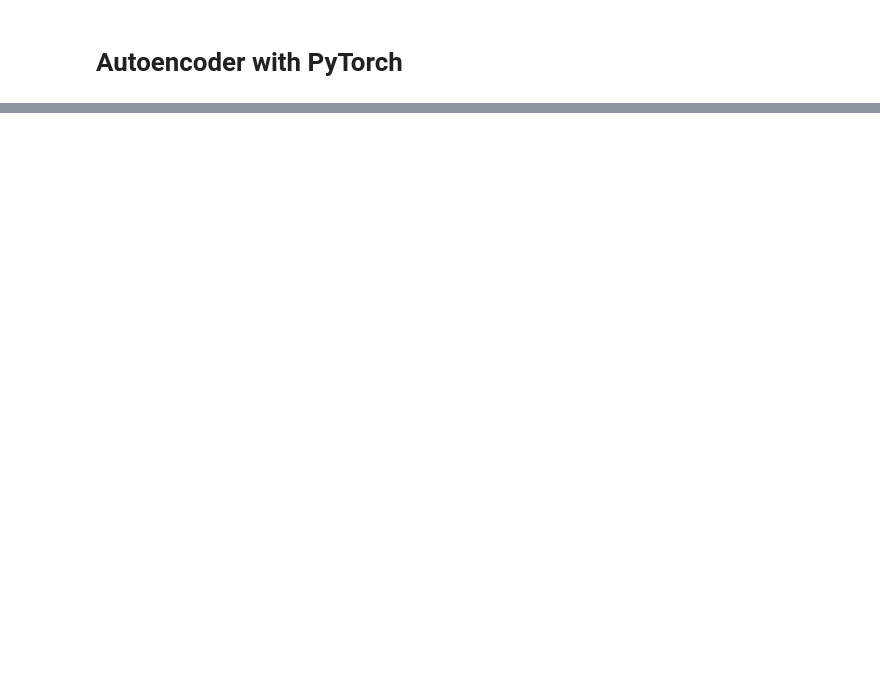
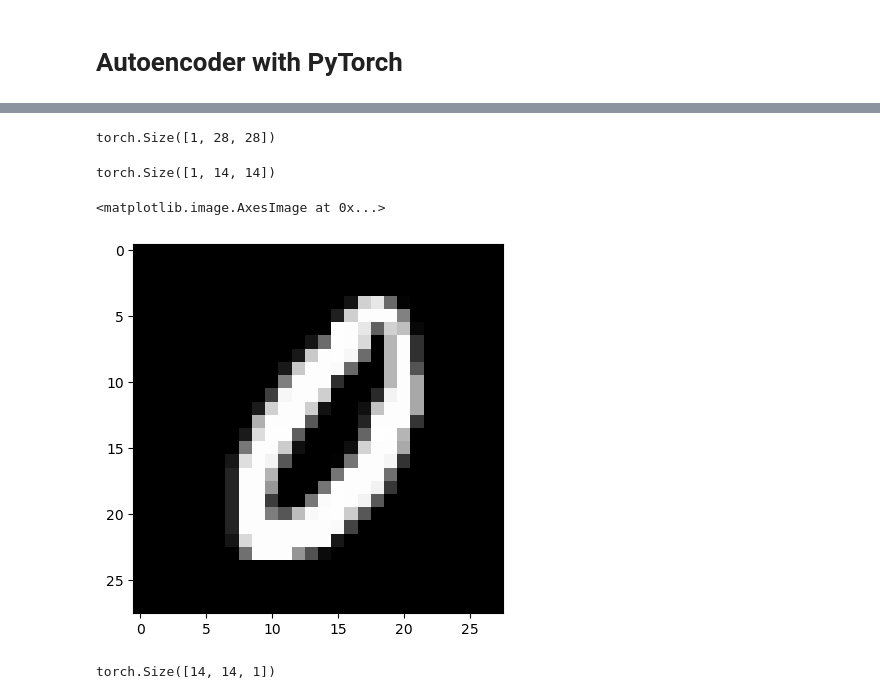
Before and after one commit to KimDoYoung1997/DL2024, a Jupyter notebook: posts/Autoencoder_with_PyTorch.ipynb, the cells around one changed output, grey strips where cells are left out. Drawn from its saved outputs; the diff is of its cells as text; code cells hidden in the pictures; blank space fills up the shorter version.

```diff
--- a/posts/Autoencoder_with_PyTorch.ipynb
+++ b/posts/Autoencoder_with_PyTorch.ipynb
@@ -76,0 +103,17 @@ plt.show()
+# %%
+img[0].shape
+# %% [output]
+torch.Size([1, 28, 28])
+# %%
+model.encoder(img[0]).shape
+# %% [output]
+torch.Size([1, 14, 14])
+# %%
+plt.imshow(torch.einsum('cij->ijc',img[0]).data , cmap="gray")
+# %% [output]
+<matplotlib.image.AxesImage at 0x...>
+[figure, added]
+# %%
+torch.einsum('cij->ijc',(model.encoder(img[0]))).shape
+# %% [output]
+torch.Size([14, 14, 1])
```
Also changed, not shown: parts of 10 cells of this notebook, 9 other files.
